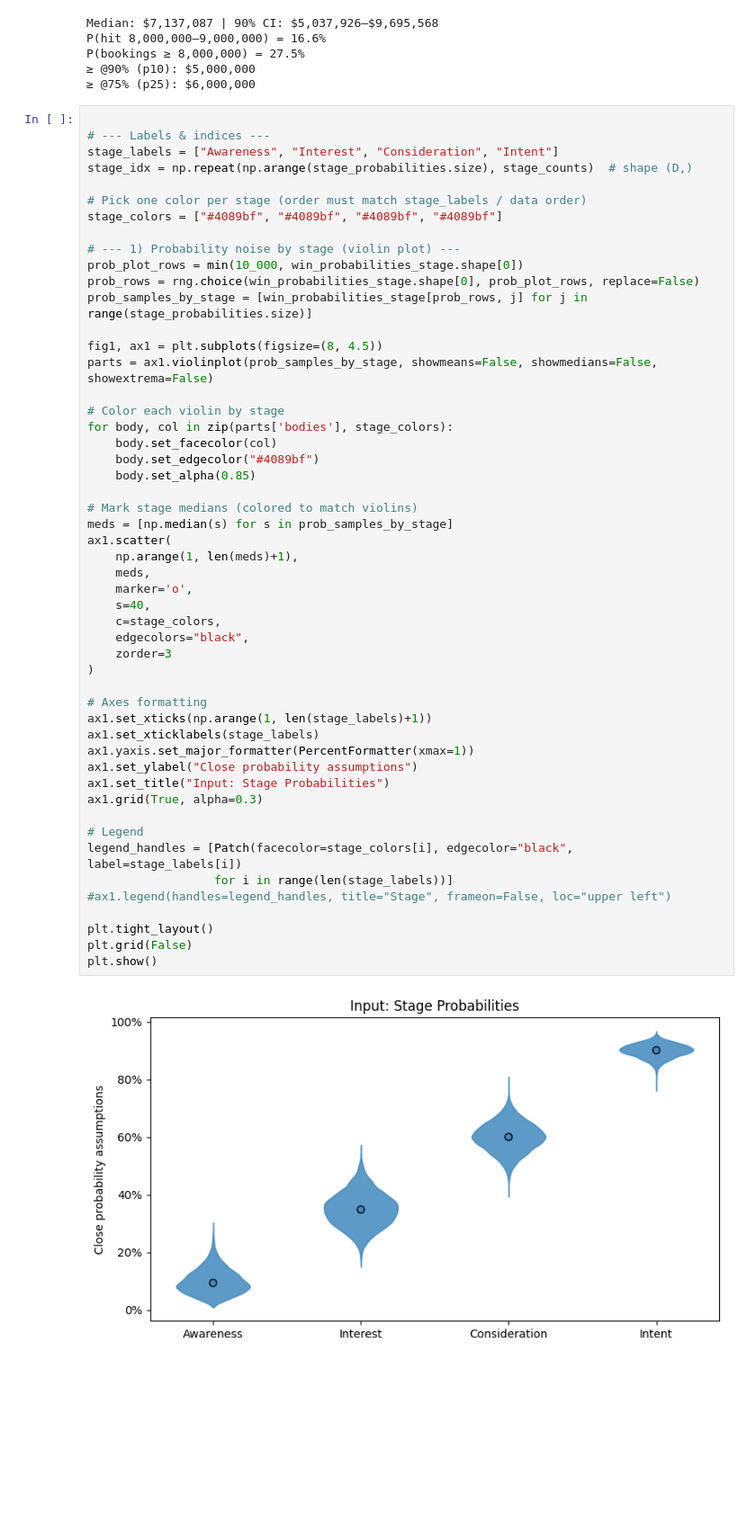
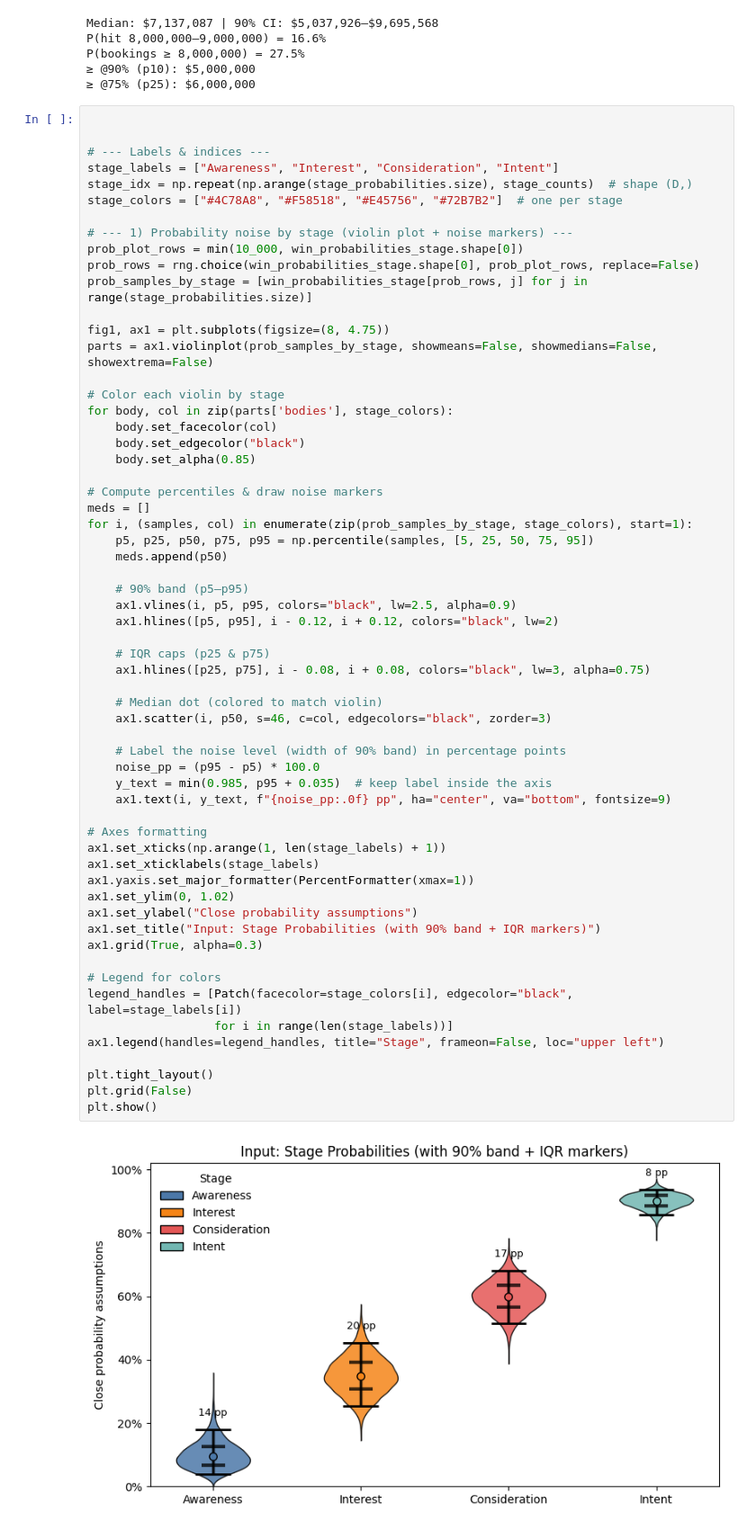
Before and after one commit to inlytica-Library/Dataset_Simple_Linear_Regression, a Jupyter notebook: sales_funnel_valuation.ipynb, the cells around one changed output. Shown: that part at 90% size. Cells and saved outputs as stored; diff of their text form; blank space fills up the shorter version.

Commit message:
After experimenting with charts.

```diff
--- a/sales_funnel_valuation.ipynb
+++ b/sales_funnel_valuation.ipynb
@@ -246,55 +246,64 @@ P(bookings ≥ 8,000,000) = 27.5%
 ≥ @90% (p10): $5,000,000
 ≥ @75% (p25): $6,000,000
 # %%
+
 
 # --- Labels & indices ---
 stage_labels = ["Awareness", "Interest", "Consideration", "Intent"]
 stage_idx = np.repeat(np.arange(stage_probabilities.size), stage_counts)  # shape (D,)
+stage_colors = ["#4C78A8", "#F58518", "#E45756", "#72B7B2"]  # one per stage
 
-# Pick one color per stage (order must match stage_labels / data order)
-stage_colors = ["#4089bf", "#4089bf", "#4089bf", "#4089bf"]
-
-# --- 1) Probability noise by stage (violin plot) ---
+# --- 1) Probability noise by stage (violin plot + noise markers) ---
 prob_plot_rows = min(10_000, win_probabilities_stage.shape[0])
 prob_rows = rng.choice(win_probabilities_stage.shape[0], prob_plot_rows, replace=False)
 prob_samples_by_stage = [win_probabilities_stage[prob_rows, j] for j in range(stage_probabilities.size)]
 
-fig1, ax1 = plt.subplots(figsize=(8, 4.5))
+fig1, ax1 = plt.subplots(figsize=(8, 4.75))
 parts = ax1.violinplot(prob_samples_by_stage, showmeans=False, showmedians=False, showextrema=False)
 
 # Color each violin by stage
 for body, col in zip(parts['bodies'], stage_colors):
     body.set_facecolor(col)
-    body.set_edgecolor("#4089bf")
+    body.set_edgecolor("black")
     body.set_alpha(0.85)
 
-# Mark stage medians (colored to match violins)
-meds = [np.median(s) for s in prob_samples_by_stage]
-ax1.scatter(
-    np.arange(1, len(meds)+1),
-    meds,
-    marker='o',
-    s=40,
-    c=stage_colors,
-    edgecolors="black",
-    zorder=3
-)
+# Compute percentiles & draw noise markers
+meds = []
+for i, (samples, col) in enumerate(zip(prob_samples_by_stage, stage_colors), start=1):
+    p5, p25, p50, p75, p95 = np.percentile(samples, [5, 25, 50, 75, 95])
+    meds.append(p50)
+
+    # 90% band (p5–p95)
+    ax1.vlines(i, p5, p95, colors="black", lw=2.5, alpha=0.9)
+    ax1.hlines([p5, p95], i - 0.12, i + 0.12, colors="black", lw=2)
+
+    # IQR caps (p25 & p75)
+    ax1.hlines([p25, p75], i - 0.08, i + 0.08, colors="black", lw=3, alpha=0.75)
+
+    # Median dot (colored to match violin)
+    ax1.scatter(i, p50, s=46, c=col, edgecolors="black", zorder=3)
+
+    # Label the noise level (width of 90% band) in percentage points
+    noise_pp = (p95 - p5) * 100.0
+    y_text = min(0.985, p95 + 0.035)  # keep label inside the axis
+    ax1.text(i, y_text, f"{noise_pp:.0f} pp", ha="center", va="bottom", fontsize=9)
 
 # Axes formatting
-ax1.set_xticks(np.arange(1, len(stage_labels)+1))
+ax1.set_xticks(np.arange(1, len(stage_labels) + 1))
 ax1.set_xticklabels(stage_labels)
 ax1.yaxis.set_major_formatter(PercentFormatter(xmax=1))
+ax1.set_ylim(0, 1.02)
 ax1.set_ylabel("Close probability assumptions")
-ax1.set_title("Input: Stage Probabilities")
+ax1.set_title("Input: Stage Probabilities (with 90% band + IQR markers)")
 ax1.grid(True, alpha=0.3)
 
-# Legend
+# Legend for colors
 legend_handles = [Patch(facecolor=stage_colors[i], edgecolor="black", label=stage_labels[i])
                   for i in range(len(stage_labels))]
-#ax1.legend(handles=legend_handles, title="Stage", frameon=False, loc="upper left")
+ax1.legend(handles=legend_handles, title="Stage", frameon=False, loc="upper left")
 
 plt.tight_layout()
 plt.grid(False)
 plt.show()
 # %% [output]
-[figure, old version]
+[figure, new version]
```
Also changed, not shown: parts of 7 cells of this notebook.
